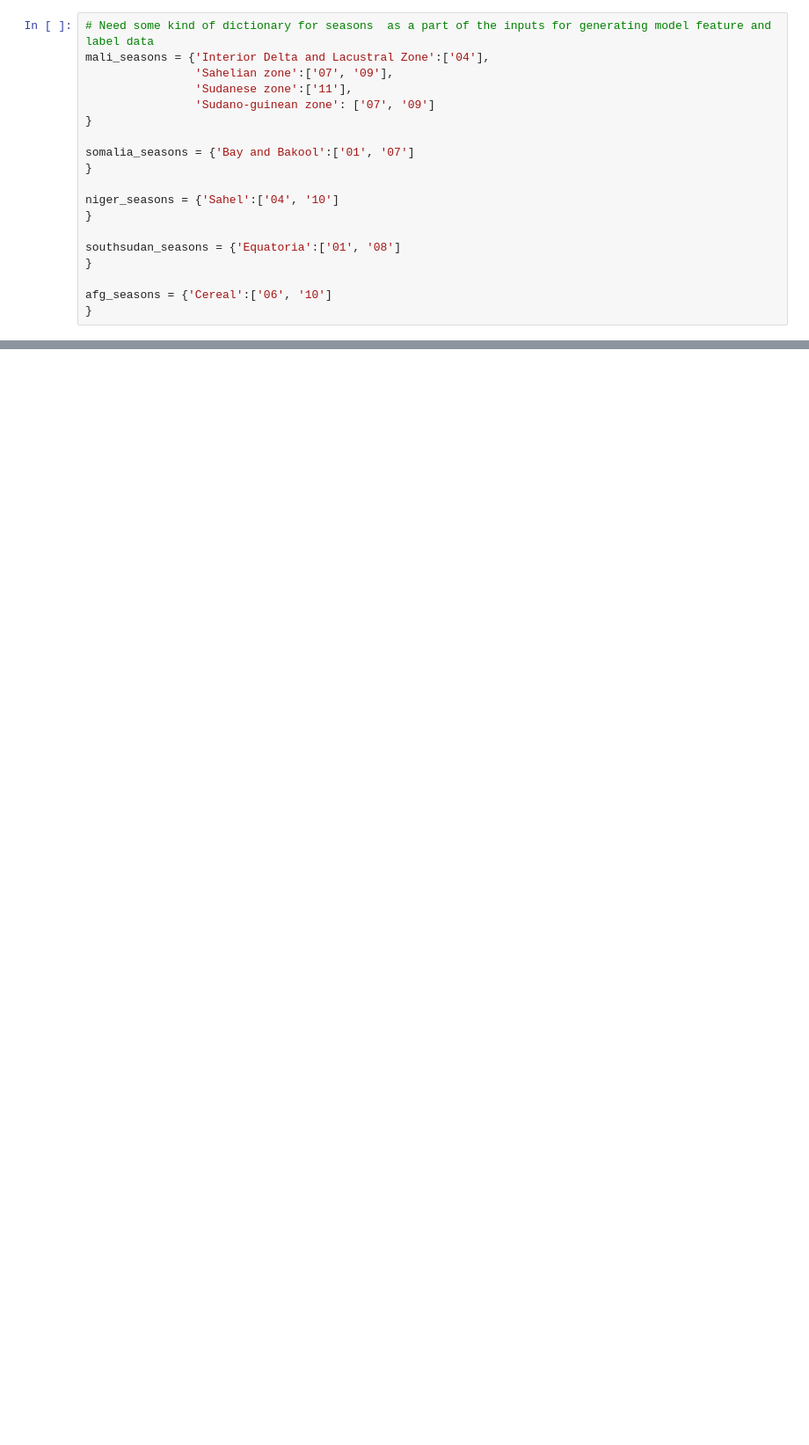
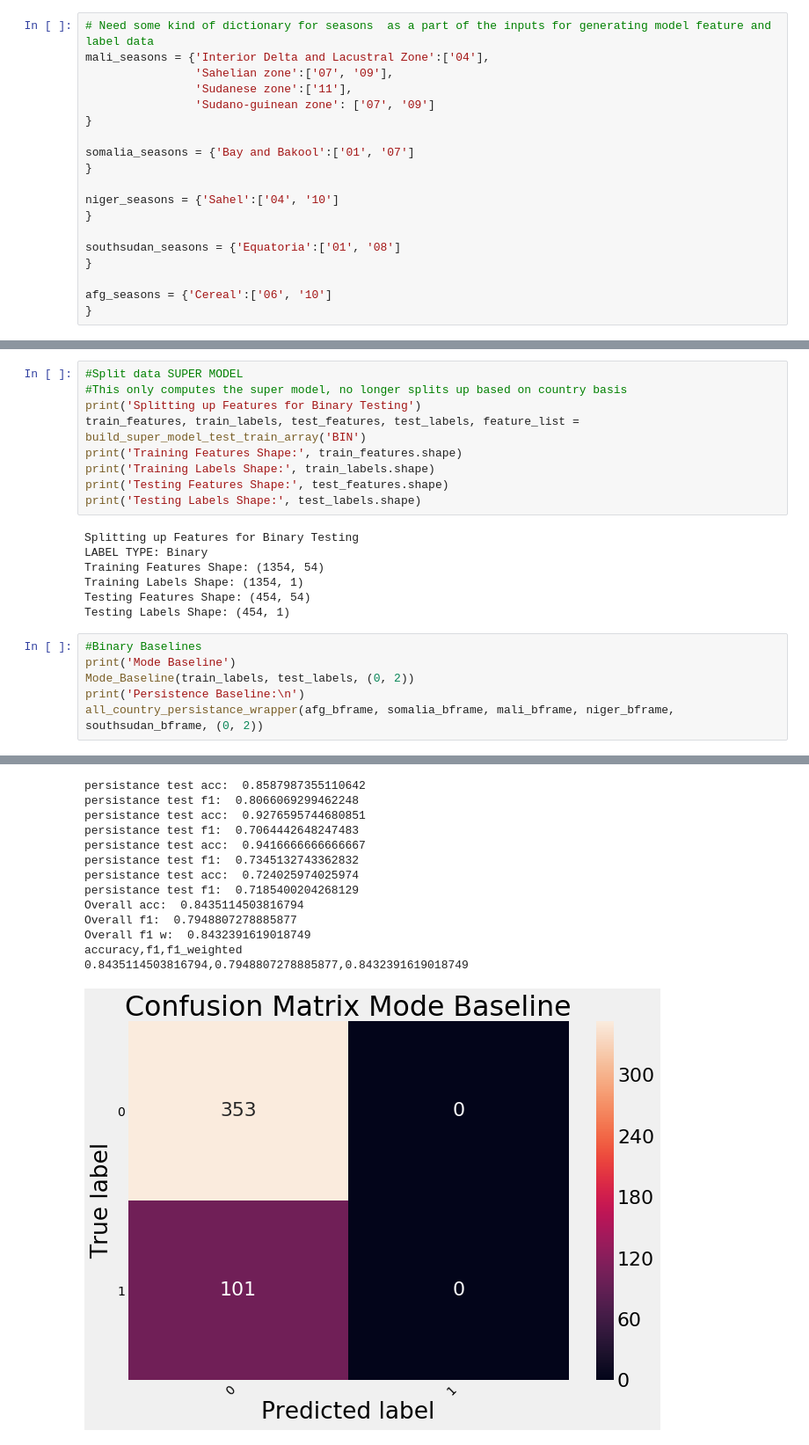
Before and after one commit to amberthomas/famine-intensity-prediction, a Jupyter notebook: modis_data/Model_Walk_Through.ipynb, the cells around one changed output, grey strips where cells are left out. Shown at 88% size. Saved outputs shown, nothing was run; the diff lists cells and outputs as text; blank space fills up the shorter version.

```diff
--- a/modis_data/Model_Walk_Through.ipynb
+++ b/modis_data/Model_Walk_Through.ipynb
@@ -1800,0 +445,23 @@ Random Forest Test,0.6202247191011236,0.3485682348179698,0.5981452174702027
+# %%
+#Split data SUPER MODEL
+#This only computes the super model, no longer splits up based on country basis
+print('Splitting up Features for Binary Testing')
+train_features, train_labels, test_features, test_labels, feature_list = build_super_model_test_train_array('BIN')
+print('Training Features Shape:', train_features.shape)
+print('Training Labels Shape:', train_labels.shape)
+print('Testing Features Shape:', test_features.shape)
+print('Testing Labels Shape:', test_labels.shape)
+# %% [output]
+Splitting up Features for Binary Testing
+LABEL TYPE: Binary
+Training Features Shape: (1354, 54)
+Training Labels Shape: (1354, 1)
+Testing Features Shape: (454, 54)
+Testing Labels Shape: (454, 1)
+# %%
+#Binary Baselines
+print('Mode Baseline')
+Mode_Baseline(train_labels, test_labels, (0, 2))
+print('Persistence Baseline:\n')
+all_country_persistance_wrapper(afg_bframe, somalia_bframe, mali_bframe, niger_bframe, southsudan_bframe, (0, 2))
+# %% [output]
@@ -1800,0 +479,14 @@ Random Forest Test,0.6202247191011236,0.3485682348179698,0.5981452174702027
+persistance test acc:  0.8587987355110642
+persistance test f1:  0.8066069299462248
+persistance test acc:  0.9276595744680851
+persistance test f1:  0.7064442648247483
+persistance test acc:  0.9416666666666667
+persistance test f1:  0.7345132743362832
+persistance test acc:  0.724025974025974
+persistance test f1:  0.7185400204268129
+Overall acc:  0.8435114503816794
+Overall f1:  0.7948807278885877
+Overall f1 w:  0.8432391619018749
+accuracy,f1,f1_weighted
+0.8435114503816794,0.7948807278885877,0.8432391619018749
+[figure, added]
```
Also changed, not shown: parts of 53 cells of this notebook, 20 other files.
